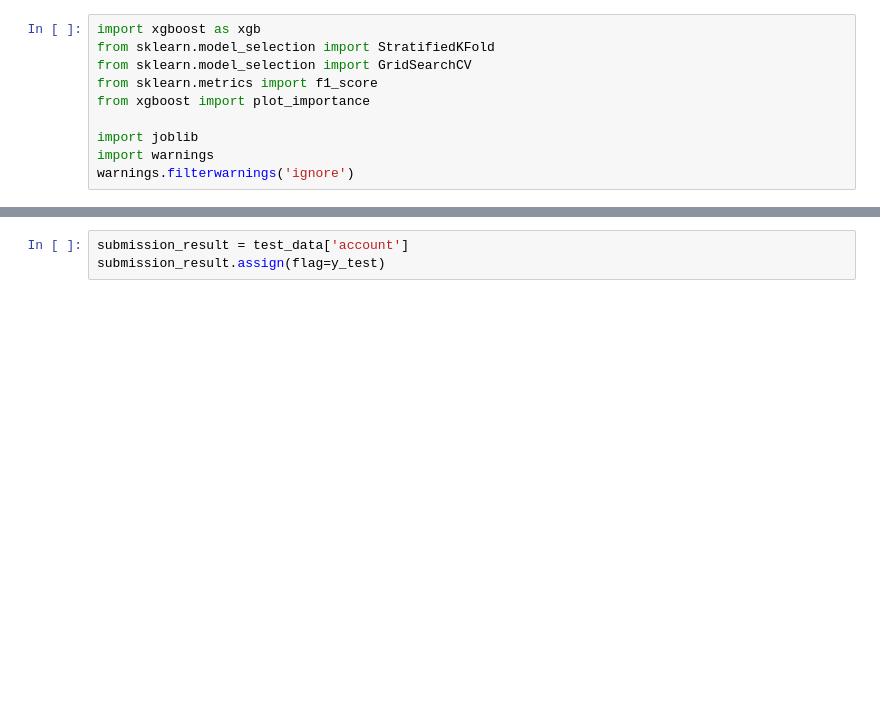
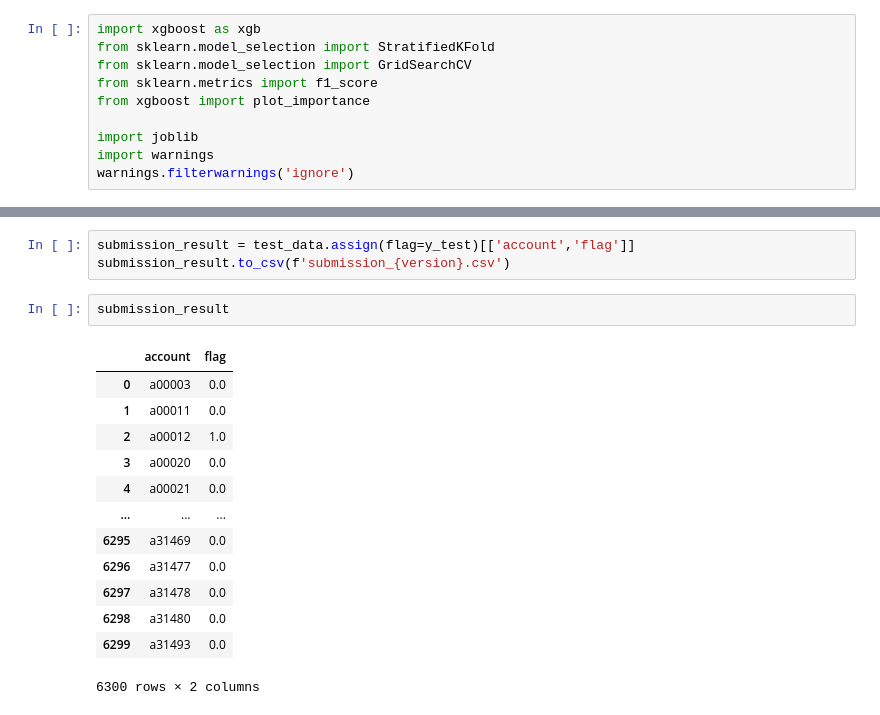
Before and after one commit to LetianY/ethereum-fraud-detection, a Jupyter notebook: fraud_detection.ipynb, the cells around one changed output, grey strips where cells are left out. Drawn from its saved outputs; the diff is of its cells as text; blank space fills up the shorter version.

```diff
--- a/fraud_detection.ipynb
+++ b/fraud_detection.ipynb
@@ -470,3 +480,19 @@ joblib.dump(grid_search, 'data/XGBoost_grid.pkl')
 # %%
-submission_result = test_data['account']
-submission_result.assign(flag=y_test)
+submission_result = test_data.assign(flag=y_test)[['account','flag']]
+submission_result.to_csv(f'submission_{version}.csv')
+# %%
+submission_result
+# %% [output]
+|  | account | flag |
+| 0 | a00003 | 0.0 |
+| 1 | a00011 | 0.0 |
+| 2 | a00012 | 1.0 |
+| 3 | a00020 | 0.0 |
+| 4 | a00021 | 0.0 |
+| ... | ... | ... |
+| 6295 | a31469 | 0.0 |
+| 6296 | a31477 | 0.0 |
+| 6297 | a31478 | 0.0 |
+| 6298 | a31480 | 0.0 |
+| 6299 | a31493 | 0.0 |
+6300 rows × 2 columns
```
Also changed, not shown: parts of 9 cells of this notebook.
